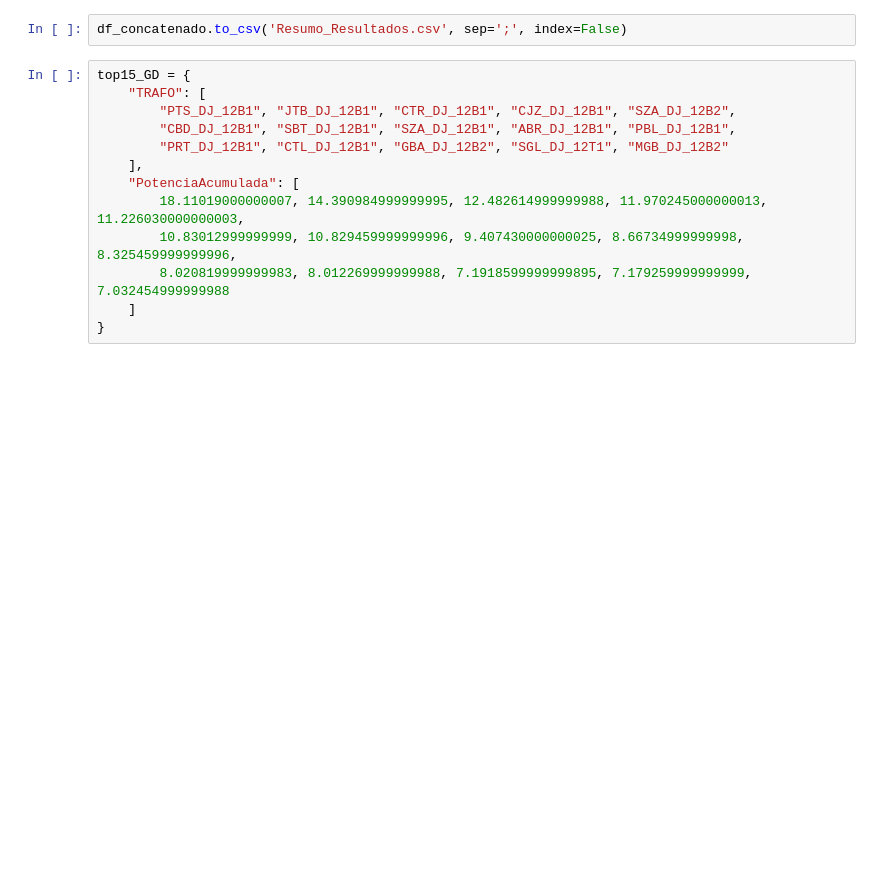
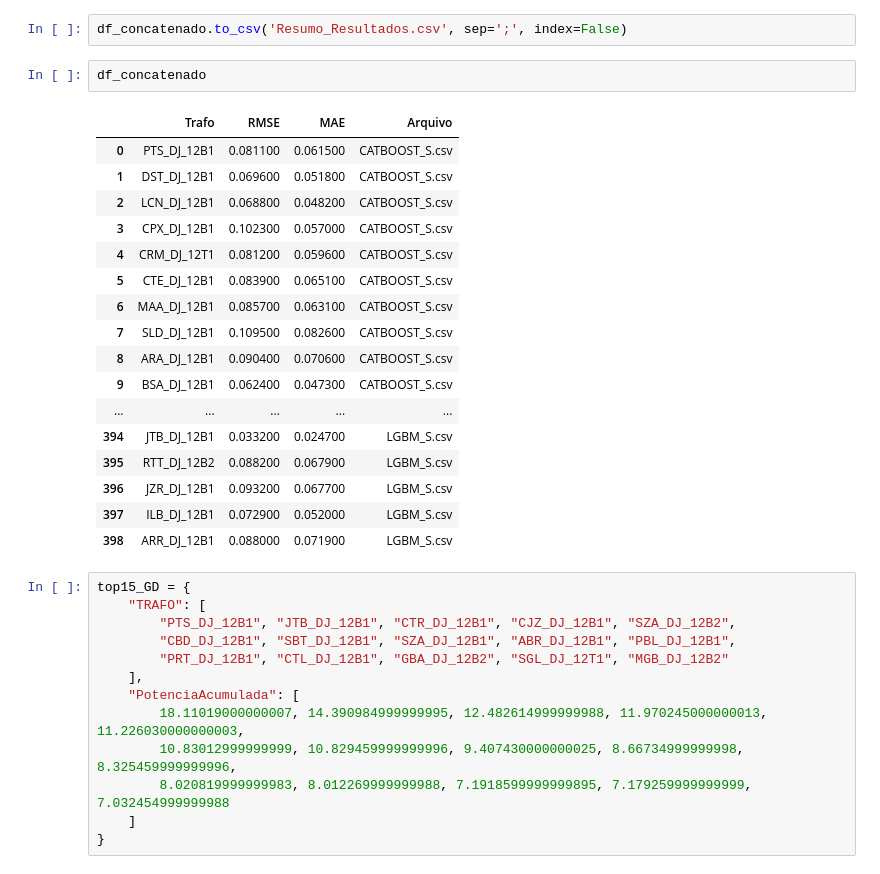
Before and after one commit to ruanvirginio/scriptsMestrado, a Jupyter notebook: Resultados/verifica_resultados.ipynb, the cells around one changed output. Saved outputs shown, nothing was run; the diff lists cells and outputs as text; blank space fills up the shorter version.

```diff
--- a/Resultados/verifica_resultados.ipynb
+++ b/Resultados/verifica_resultados.ipynb
@@ -97,5 +97,25 @@ Name: count, dtype: int64
 # %%
 df_concatenado.to_csv('Resumo_Resultados.csv', sep=';', index=False)
+# %%
+df_concatenado
+# %% [output]
+|  | Trafo | RMSE | MAE | Arquivo |
+| 0 | PTS_DJ_12B1 | 0.081100 | 0.061500 | CATBOOST_S.csv |
+| 1 | DST_DJ_12B1 | 0.069600 | 0.051800 | CATBOOST_S.csv |
+| 2 | LCN_DJ_12B1 | 0.068800 | 0.048200 | CATBOOST_S.csv |
+| 3 | CPX_DJ_12B1 | 0.102300 | 0.057000 | CATBOOST_S.csv |
+| 4 | CRM_DJ_12T1 | 0.081200 | 0.059600 | CATBOOST_S.csv |
+| 5 | CTE_DJ_12B1 | 0.083900 | 0.065100 | CATBOOST_S.csv |
+| 6 | MAA_DJ_12B1 | 0.085700 | 0.063100 | CATBOOST_S.csv |
+| 7 | SLD_DJ_12B1 | 0.109500 | 0.082600 | CATBOOST_S.csv |
+| 8 | ARA_DJ_12B1 | 0.090400 | 0.070600 | CATBOOST_S.csv |
+| 9 | BSA_DJ_12B1 | 0.062400 | 0.047300 | CATBOOST_S.csv |
+| ... | ... | ... | ... | ... |
+| 394 | JTB_DJ_12B1 | 0.033200 | 0.024700 | LGBM_S.csv |
+| 395 | RTT_DJ_12B2 | 0.088200 | 0.067900 | LGBM_S.csv |
+| 396 | JZR_DJ_12B1 | 0.093200 | 0.067700 | LGBM_S.csv |
+| 397 | ILB_DJ_12B1 | 0.072900 | 0.052000 | LGBM_S.csv |
+| 398 | ARR_DJ_12B1 | 0.088000 | 0.071900 | LGBM_S.csv |
 # %%
 top15_GD = {
     "TRAFO": [
```
Also changed, not shown: parts of 3 cells of this notebook, 55 other files.
